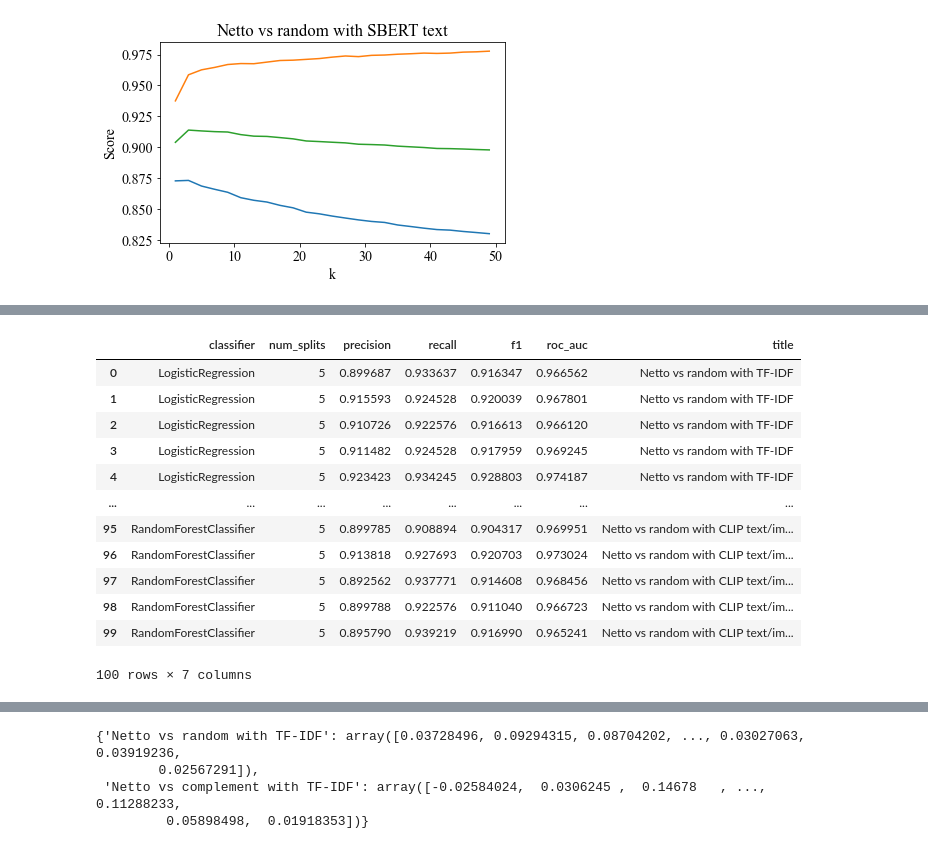
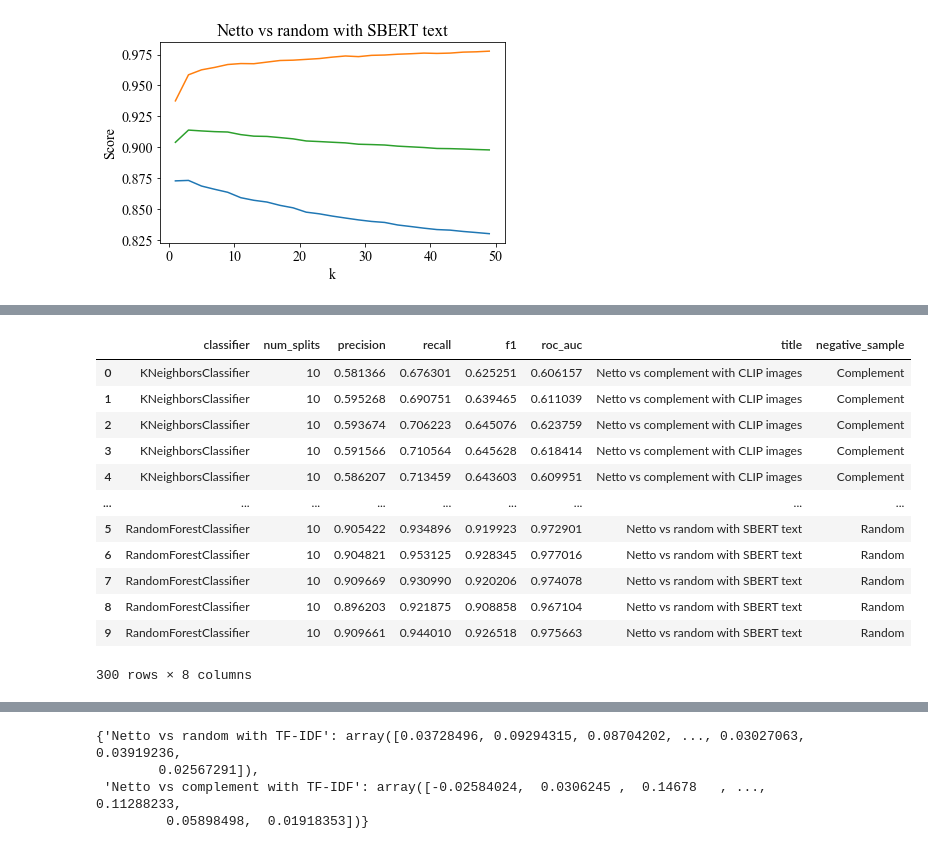
Before and after one commit to eryl/prv_kemi, a Jupyter notebook: notebooks/patent_classification.ipynb, the cells around one changed output, grey strips where cells are left out. Saved outputs shown, nothing was run; the diff lists cells and outputs as text; code cells hidden in the pictures.

```diff
--- a/notebooks/patent_classification.ipynb
+++ b/notebooks/patent_classification.ipynb
@@ -282,20 +287,21 @@ with open(output_dir / 'collated_results.csv', 'w', newline='') as collated_fp:
 # %%
 import pandas as pd
 import seaborn as sns
-collated_results = pd.read_csv(output_dir / 'collated_results.csv')
+classification_results = list(classification_output_dir.glob('*.csv'))
+collated_results = pd.concat([pd.read_csv(f) for f in classification_results],axis=0)
 collated_results
 # %% [output]
-|  | classifier | num_splits | precision | recall | f1 | roc_auc | title |
-| 0 | LogisticRegression | 5 | 0.899687 | 0.933637 | 0.916347 | 0.966562 | Netto vs random with TF-IDF |
-| 1 | LogisticRegression | 5 | 0.915593 | 0.924528 | 0.920039 | 0.967801 | Netto vs random with TF-IDF |
-| 2 | LogisticRegression | 5 | 0.910726 | 0.922576 | 0.916613 | 0.966120 | Netto vs random with TF-IDF |
-| 3 | LogisticRegression | 5 | 0.911482 | 0.924528 | 0.917959 | 0.969245 | Netto vs random with TF-IDF |
-| 4 | LogisticRegression | 5 | 0.923423 | 0.934245 | 0.928803 | 0.974187 | Netto vs random with TF-IDF |
-| ... | ... | ... | ... | ... | ... | ... | ... |
-| 95 | RandomForestClassifier | 5 | 0.899785 | 0.908894 | 0.904317 | 0.969951 | Netto vs random with CLIP text/im... |
-| 96 | RandomForestClassifier | 5 | 0.913818 | 0.927693 | 0.920703 | 0.973024 | Netto vs random with CLIP text/im... |
-| 97 | RandomForestClassifier | 5 | 0.892562 | 0.937771 | 0.914608 | 0.968456 | Netto vs random with CLIP text/im... |
-| 98 | RandomForestClassifier | 5 | 0.899788 | 0.922576 | 0.911040 | 0.966723 | Netto vs random with CLIP text/im... |
-| 99 | RandomForestClassifier | 5 | 0.895790 | 0.939219 | 0.916990 | 0.965241 | Netto vs random with CLIP text/im... |
+|  | classifier | num_splits | precision | recall | f1 | roc_auc | title | negative_sample |
+| 0 | KNeighborsClassifier | 10 | 0.581366 | 0.676301 | 0.625251 | 0.606157 | Netto vs complement with CLIP images | Complement |
+| 1 | KNeighborsClassifier | 10 | 0.595268 | 0.690751 | 0.639465 | 0.611039 | Netto vs complement with CLIP images | Complement |
+| 2 | KNeighborsClassifier | 10 | 0.593674 | 0.706223 | 0.645076 | 0.623759 | Netto vs complement with CLIP images | Complement |
+| 3 | KNeighborsClassifier | 10 | 0.591566 | 0.710564 | 0.645628 | 0.618414 | Netto vs complement with CLIP images | Complement |
+| 4 | KNeighborsClassifier | 10 | 0.586207 | 0.713459 | 0.643603 | 0.609951 | Netto vs complement with CLIP images | Complement |
+| ... | ... | ... | ... | ... | ... | ... | ... | ... |
+| 5 | RandomForestClassifier | 10 | 0.905422 | 0.934896 | 0.919923 | 0.972901 | Netto vs random with SBERT text | Random |
+| 6 | RandomForestClassifier | 10 | 0.904821 | 0.953125 | 0.928345 | 0.977016 | Netto vs random with SBERT text | Random |
+| 7 | RandomForestClassifier | 10 | 0.909669 | 0.930990 | 0.920206 | 0.974078 | Netto vs random with SBERT text | Random |
+| 8 | RandomForestClassifier | 10 | 0.896203 | 0.921875 | 0.908858 | 0.967104 | Netto vs random with SBERT text | Random |
+| 9 | RandomForestClassifier | 10 | 0.909661 | 0.944010 | 0.926518 | 0.975663 | Netto vs random with SBERT text | Random |
-100 rows × 7 columns
+300 rows × 8 columns
 # %%
```
Also changed, not shown: parts of 6 cells of this notebook.
